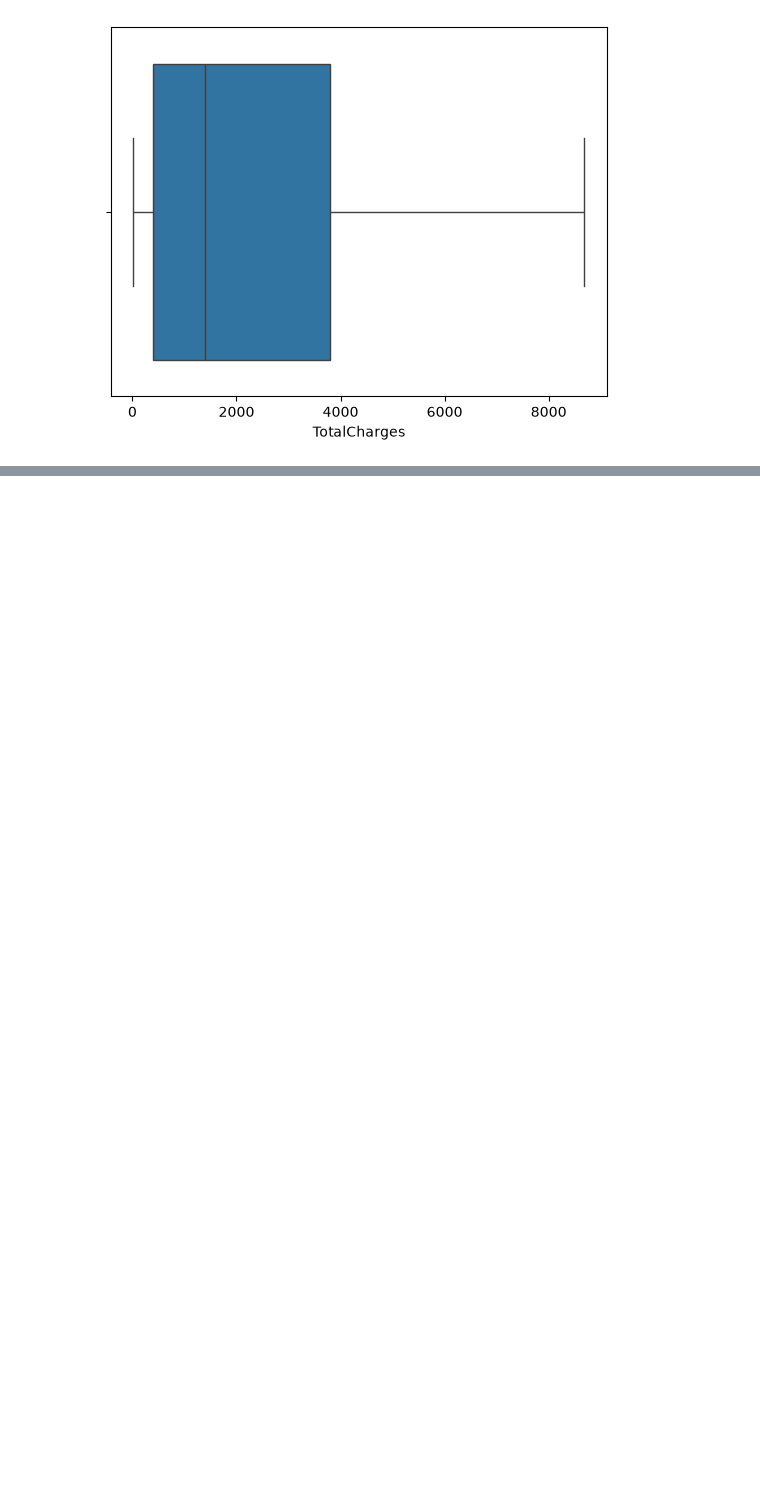
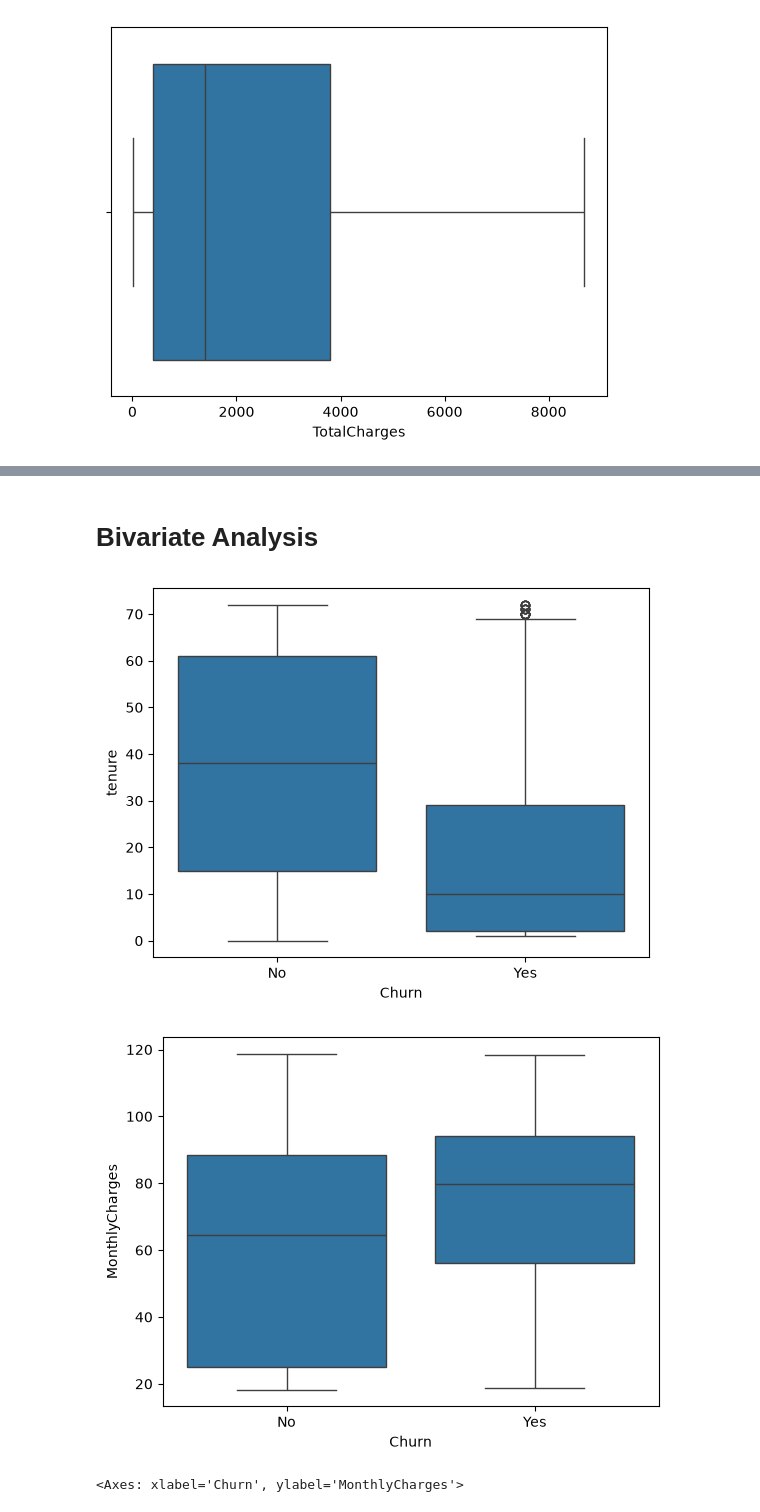
Before and after one commit to RushabhShah-0113/churn-retention-optimizer, a Jupyter notebook: notebooks/eda.ipynb, the cells around one changed output, grey strips where cells are left out. Cells and saved outputs as stored; diff of their text form; code cells hidden in the pictures; blank space fills up the shorter version.

```diff
--- a/notebooks/eda.ipynb
+++ b/notebooks/eda.ipynb
@@ -176,0 +193,18 @@ plt.show()
+# %% [markdown]
+# Bivariate Analysis
+# %%
+sns.boxplot(data=df,
+            x="Churn",
+            y="tenure")
+plt.show()
+sns.boxplot(data=df,
+            x="Churn",
+            y="MonthlyCharges")
+plt.show()
+sns.violinplot(data=df,
+               x="Churn",
+               y="MonthlyCharges")
+# %% [output]
+[figure, added]
+[figure, added]
+<Axes: xlabel='Churn', ylabel='MonthlyCharges'>
```
Also changed, not shown: parts of 10 cells of this notebook.
